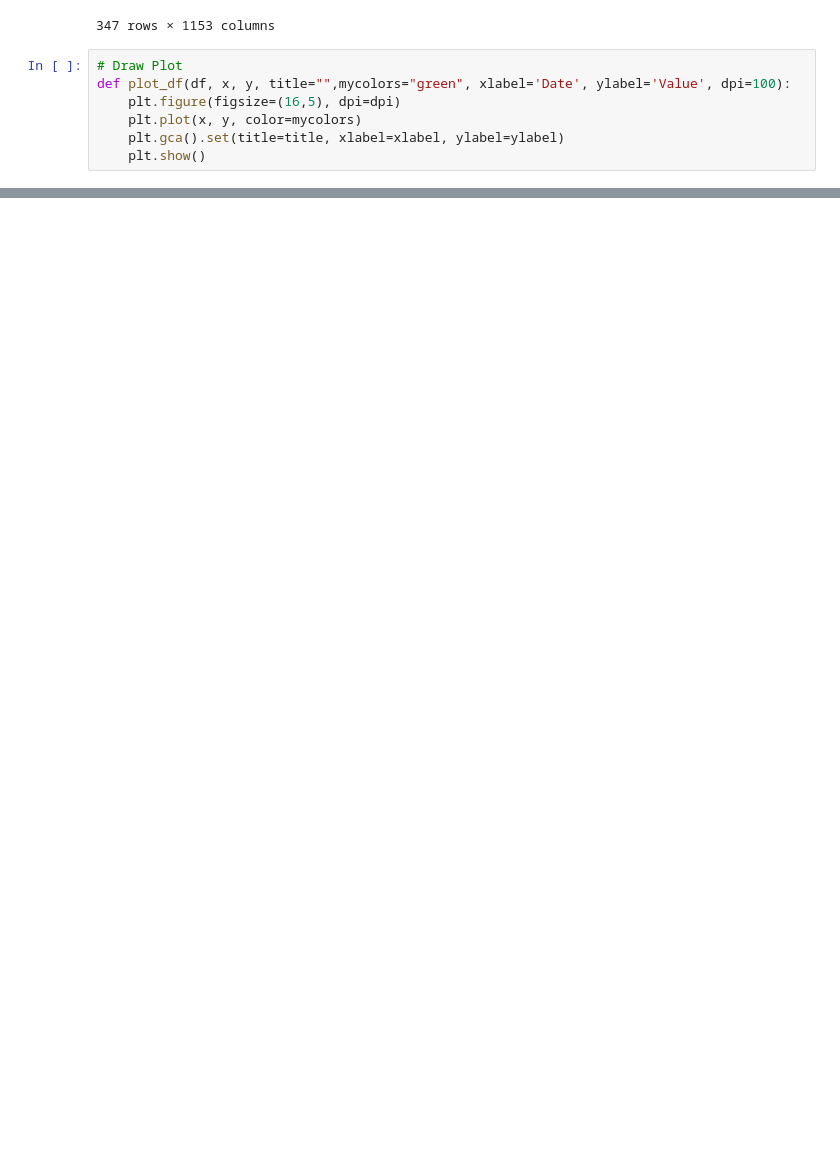
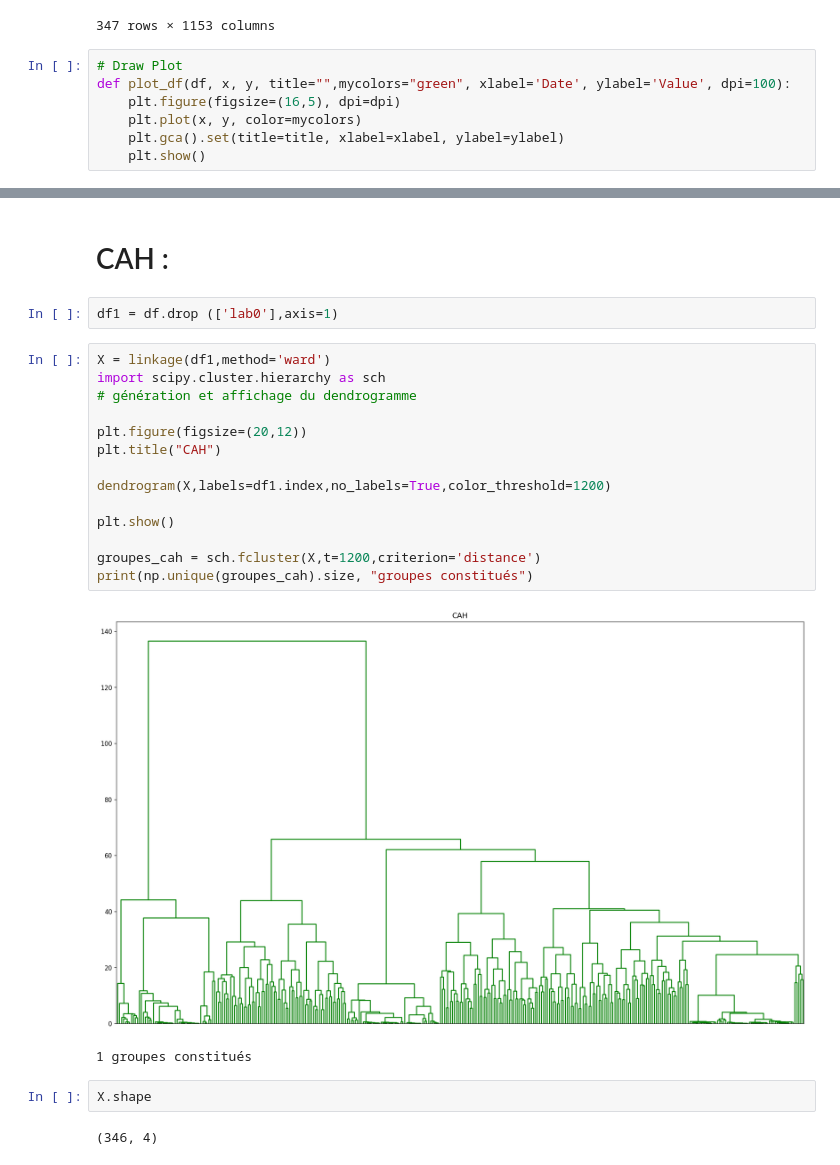
Before and after one commit to SeyfGoumeida/Time_series_Unsupervised_Learning, a Jupyter notebook: unsupervised_learning_project.ipynb, the cells around one changed output, grey strips where cells are left out. Saved outputs shown, nothing was run; the diff lists cells and outputs as text; blank space fills up the shorter version.

```diff
--- a/unsupervised_learning_project.ipynb
+++ b/unsupervised_learning_project.ipynb
@@ -102,0 +172,25 @@ Name: acce_x5, Length: 347, dtype: float64
+# %% [markdown]
+# CAH :
+# %%
+df1 = df.drop (['lab0'],axis=1)
+# %%
+X = linkage(df1,method='ward')
+import scipy.cluster.hierarchy as sch
+# génération et affichage du dendrogramme
+
+plt.figure(figsize=(20,12))
+plt.title("CAH")
+
+dendrogram(X,labels=df1.index,no_labels=True,color_threshold=1200)
+
+plt.show()
+
+groupes_cah = sch.fcluster(X,t=1200,criterion='distance')
+print(np.unique(groupes_cah).size, "groupes constitués")
+# %% [output]
+[figure, added]
+1 groupes constitués
+# %%
+X.shape
+# %% [output]
+(346, 4)
```
Also changed, not shown: parts of 28 cells of this notebook.
